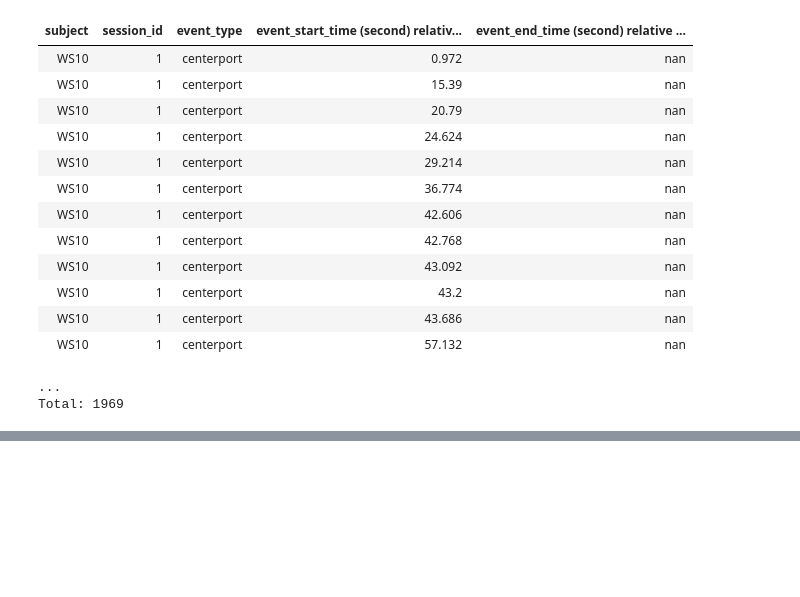
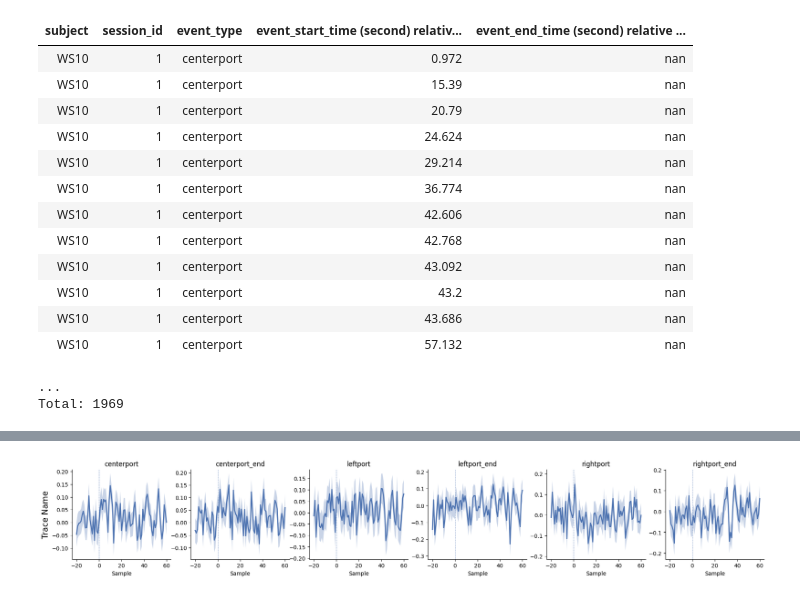
Before and after one commit to bernardosabatinilab/sabatini-datajoint-pipeline, a Jupyter notebook: notebooks/Oct2023 HMS Workshop/explore_pipeline.ipynb, the cells around one changed output, grey strips where cells are left out. Saved outputs shown, nothing was run; the diff lists cells and outputs as text; code cells hidden in the pictures; blank space fills up the shorter version.

```diff
--- a/notebooks/Oct2023 HMS Workshop/explore_pipeline.ipynb
+++ b/notebooks/Oct2023 HMS Workshop/explore_pipeline.ipynb
@@ -399,0 +459,4 @@ ValueError: setting an array element with a sequence. The requested array has an
+# %%
+fig1 = plot_event_aligned_photometry("photom", "red", "right")
+# %% [output]
+[figure, added]
```
Also changed, not shown: parts of 14 cells of this notebook.
